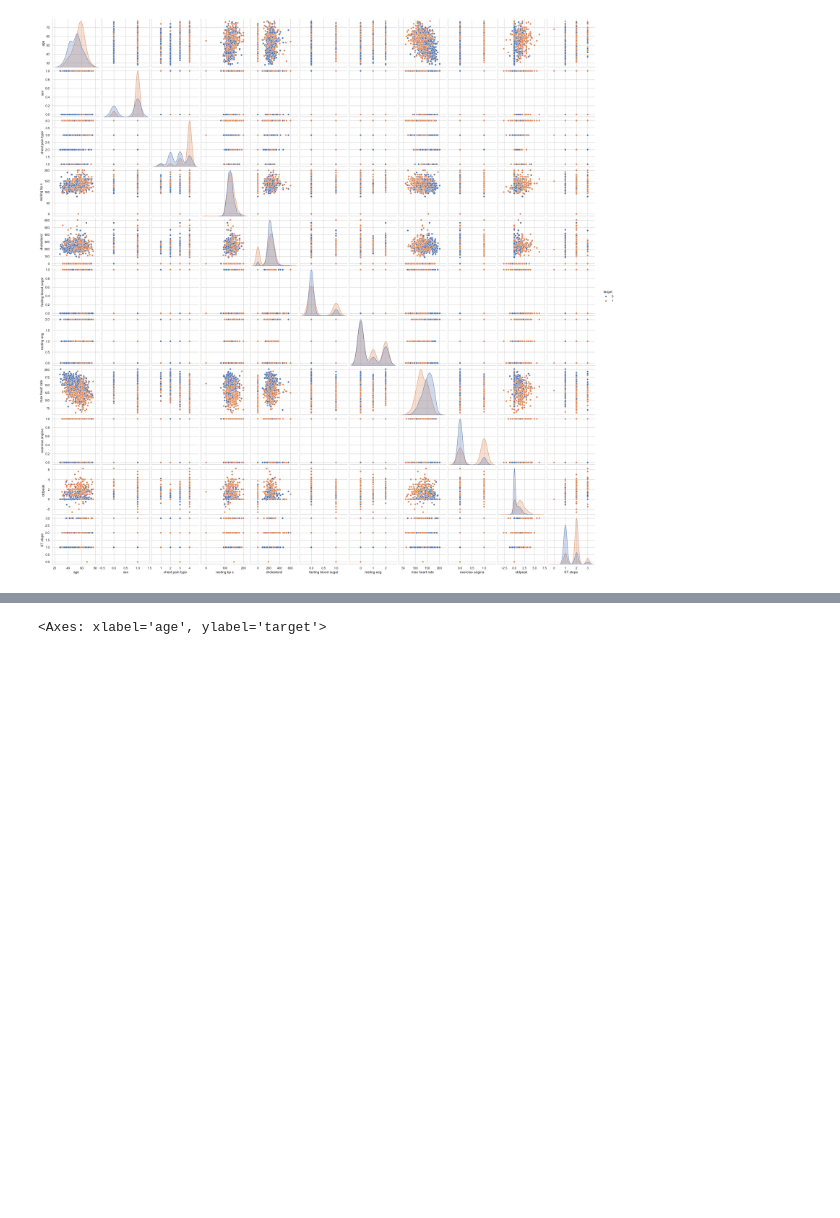
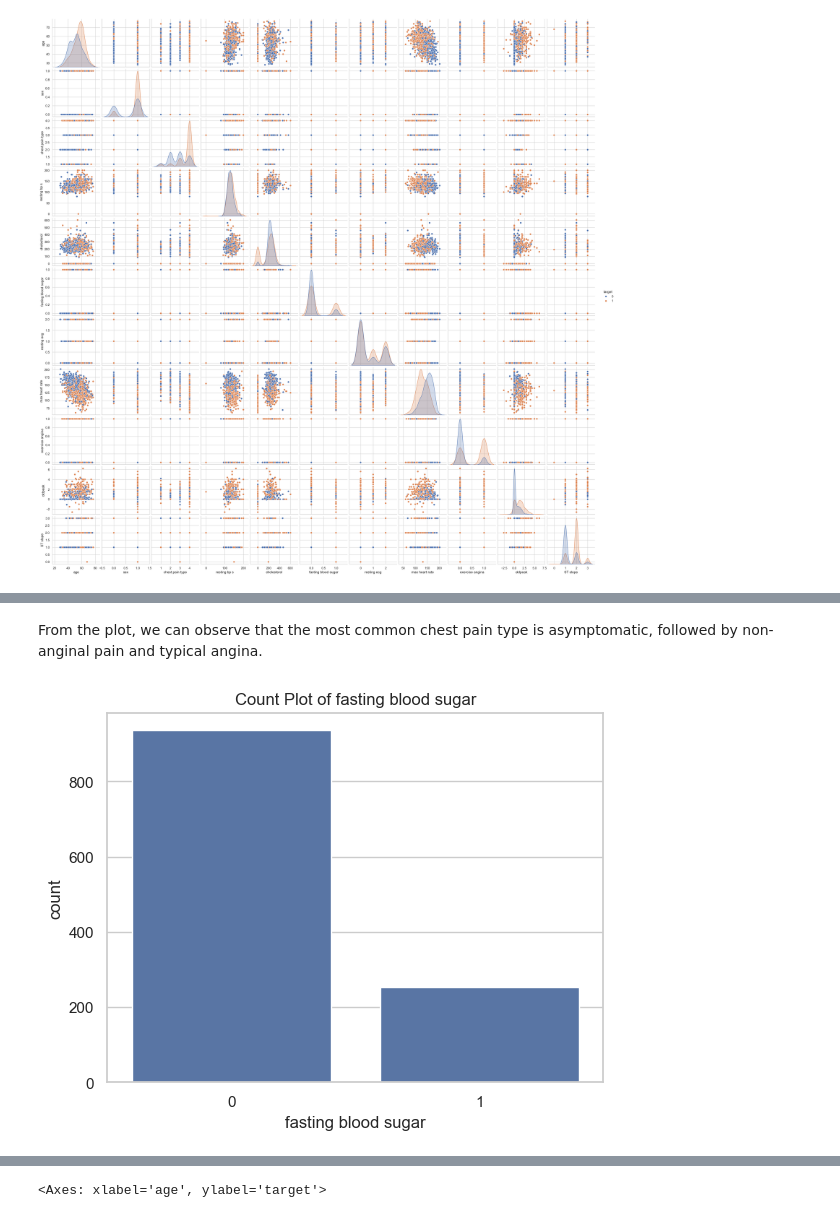
Before and after one commit to VCDN-2024/pdan8411-part-2-talia0404, a Jupyter notebook: PDAN Part 2 Version 3.ipynb, the cells around one changed output, grey strips where cells are left out. Saved outputs shown, nothing was run; the diff lists cells and outputs as text; code cells hidden in the pictures; blank space fills up the shorter version.

```diff
--- a/PDAN Part 2 Version 3.ipynb
+++ b/PDAN Part 2 Version 3.ipynb
@@ -370,0 +369,10 @@ Interpretation for resting ecg:
+# %% [markdown]
+ From the plot, we can observe that the most common chest pain type is asymptomatic, followed by non-anginal pain and typical angina.
+# %%
+sns.countplot(x='fasting blood sugar', data=df_cleaned)
+
+plt.title('Count Plot of fasting blood sugar')
+
+plt.show()
+# %% [output]
+[figure, added]
```
Also changed, not shown: parts of 34 cells of this notebook.
